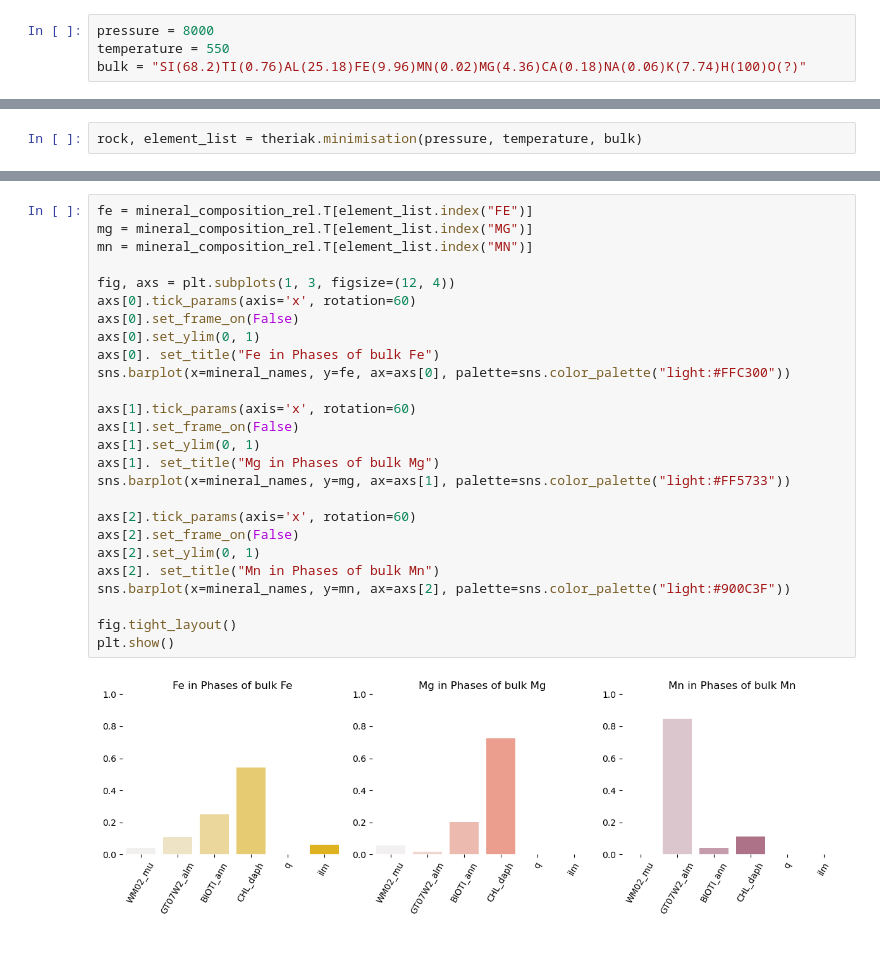
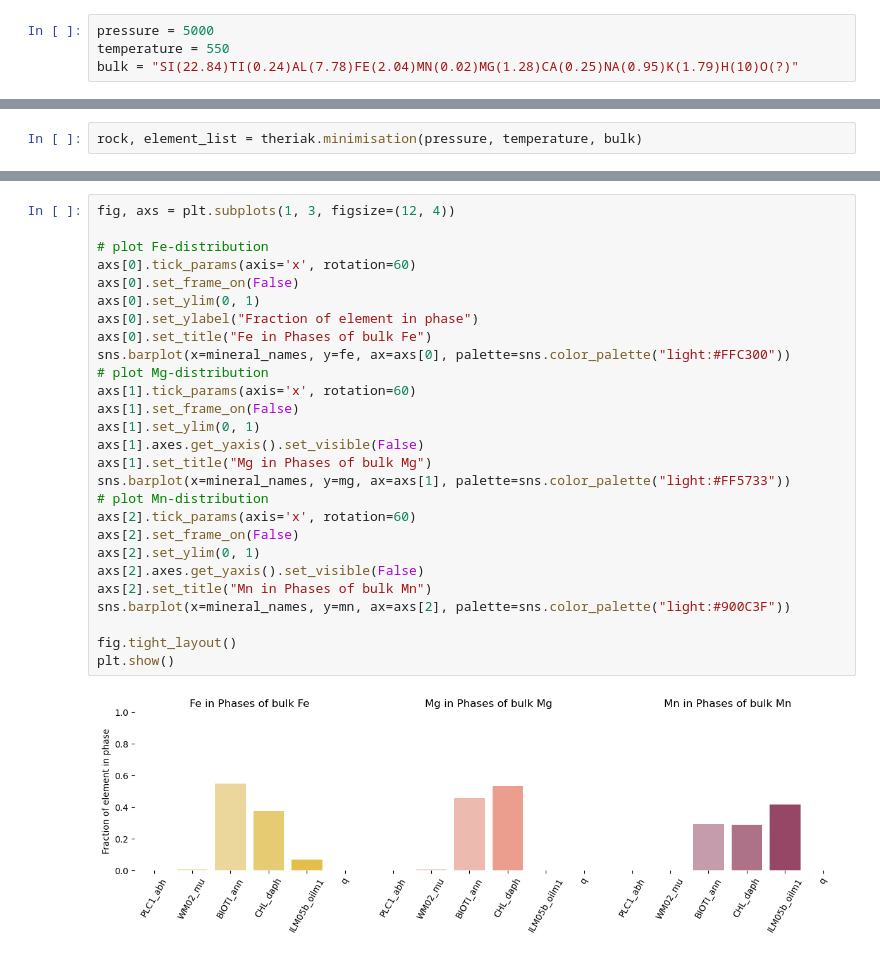
Before and after one commit to Theriak-Domino/pytheriak, a Jupyter notebook: examples/01_visualise_phase_assemblages.ipynb, the cells around one changed output, grey strips where cells are left out. Cells and saved outputs as stored; diff of their text form.

```diff
--- a/examples/01_visualise_phase_assemblages.ipynb
+++ b/examples/01_visualise_phase_assemblages.ipynb
@@ -36,4 +41,4 @@ theriak = wrapper.TherCaller(programs_dir="C:\\TheriakDominoWIN\\Programs",
 # %%
-pressure = 8000
+pressure = 5000
 temperature = 550
-bulk = "SI(68.2)TI(0.76)AL(25.18)FE(9.96)MN(0.02)MG(4.36)CA(0.18)NA(0.06)K(7.74)H(100)O(?)"
+bulk = "SI(22.84)TI(0.24)AL(7.78)FE(2.04)MN(0.02)MG(1.28)CA(0.25)NA(0.95)K(1.79)H(10)O(?)"
@@ -69,28 +167,29 @@ mineral_composition_rel = mineral_composition / bulk_composition
 # %%
-fe = mineral_composition_rel.T[element_list.index("FE")]
-mg = mineral_composition_rel.T[element_list.index("MG")]
-mn = mineral_composition_rel.T[element_list.index("MN")]
+fig, axs = plt.subplots(1, 3, figsize=(12, 4))
 
-fig, axs = plt.subplots(1, 3, figsize=(12, 4))
+# plot Fe-distribution
 axs[0].tick_params(axis='x', rotation=60)
 axs[0].set_frame_on(False)
 axs[0].set_ylim(0, 1)
-axs[0]. set_title("Fe in Phases of bulk Fe")
+axs[0].set_ylabel("Fraction of element in phase")
+axs[0].set_title("Fe in Phases of bulk Fe")
 sns.barplot(x=mineral_names, y=fe, ax=axs[0], palette=sns.color_palette("light:#FFC300"))
-
+# plot Mg-distribution
 axs[1].tick_params(axis='x', rotation=60)
 axs[1].set_frame_on(False)
 axs[1].set_ylim(0, 1)
-axs[1]. set_title("Mg in Phases of bulk Mg")
+axs[1].axes.get_yaxis().set_visible(False)
+axs[1].set_title("Mg in Phases of bulk Mg")
 sns.barplot(x=mineral_names, y=mg, ax=axs[1], palette=sns.color_palette("light:#FF5733"))
-
+# plot Mn-distribution
 axs[2].tick_params(axis='x', rotation=60)
 axs[2].set_frame_on(False)
 axs[2].set_ylim(0, 1)
-axs[2]. set_title("Mn in Phases of bulk Mn")
+axs[2].axes.get_yaxis().set_visible(False)
+axs[2].set_title("Mn in Phases of bulk Mn")
 sns.barplot(x=mineral_names, y=mn, ax=axs[2], palette=sns.color_palette("light:#900C3F"))
 
 fig.tight_layout()
 plt.show()
 # %% [output]
-[figure, old version]
+[figure, new version]
```
Also changed, not shown: parts of 30 cells of this notebook.
